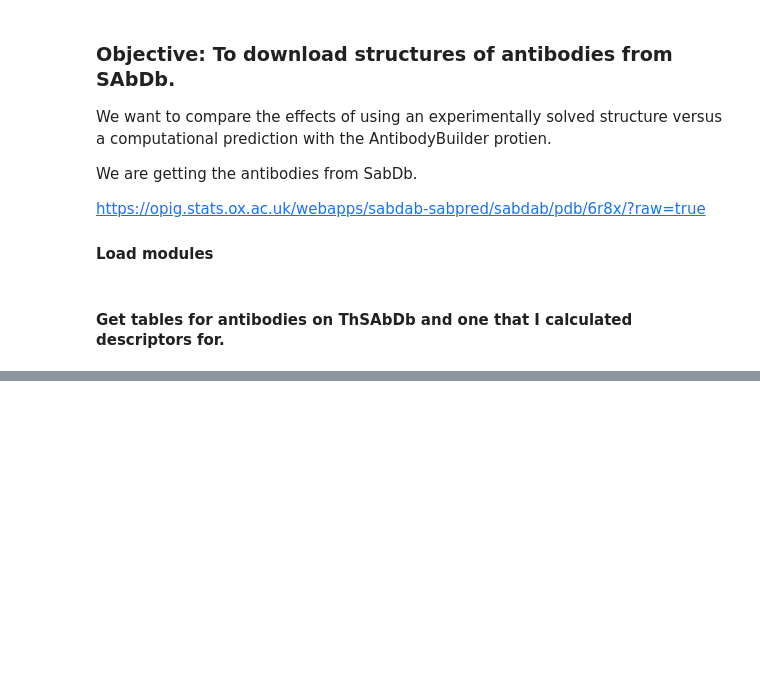
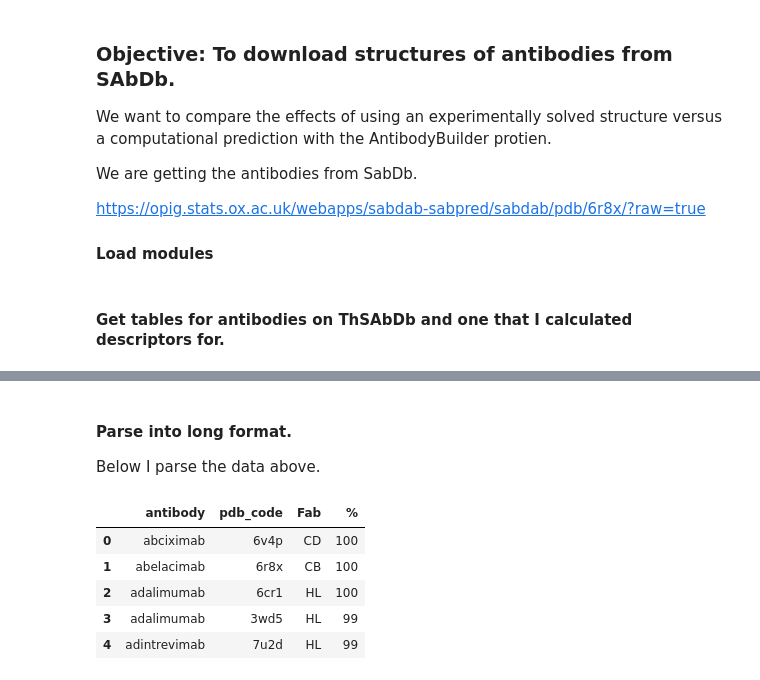
Before and after one commit to ChrisVir/developability, a Jupyter notebook: Notebooks/10-10-2023_ComparingExperimentalVersusPredicted.ipynb, the cells around one changed output, grey strips where cells are left out. Cells and saved outputs as stored; diff of their text form; code cells hidden in the pictures; blank space fills up the shorter version.

```diff
--- a/Notebooks/10-10-2023_ComparingExperimentalVersusPredicted.ipynb
+++ b/Notebooks/10-10-2023_ComparingExperimentalVersusPredicted.ipynb
@@ -103,0 +86,29 @@ thabs_with_structure[cols].head(20)
+# %% [markdown]
+#### Parse into long format.
+Below I parse the data above.
+# %%
+therapeutic_abs_long =[]
+struct_cols = ['structure100', 'structure99', 'structure95']
+
+for _,row in thabs_with_structure.iterrows():
+    antibody = row.antibody
+    for col in struct_cols:
+          try:
+              if row[col]:
+                  for pdb_entry in row[col].split('/'):
+                       pdb_code, chains = pdb_entry.split(':')
+                       therapeutic_abs_long.append((antibody, pdb_code.replace('None;',''), chains, col.replace('structure', '') ))
+          except:
+               pass
+
+therapeutic_abs_long=pd.DataFrame(therapeutic_abs_long, columns= ['antibody', 'pdb_code', 'Fab', '%'])
+therapeutic_abs_long['%'] = therapeutic_abs_long['%'].astype(int)
+therapeutic_abs_long = therapeutic_abs_long.sort_values(['antibody','%'], ascending = [True, False] )
+therapeutic_abs_long.head()
+# %% [output]
+|  | antibody | pdb_code | Fab | % |
+| 0 | abciximab | 6v4p | CD | 100 |
+| 1 | abelacimab | 6r8x | CB | 100 |
+| 2 | adalimumab | 6cr1 | HL | 100 |
+| 3 | adalimumab | 3wd5 | HL | 99 |
+| 4 | adintrevimab | 7u2d | HL | 99 |
```
Also changed, not shown: parts of 23 cells of this notebook, 2 other files.
